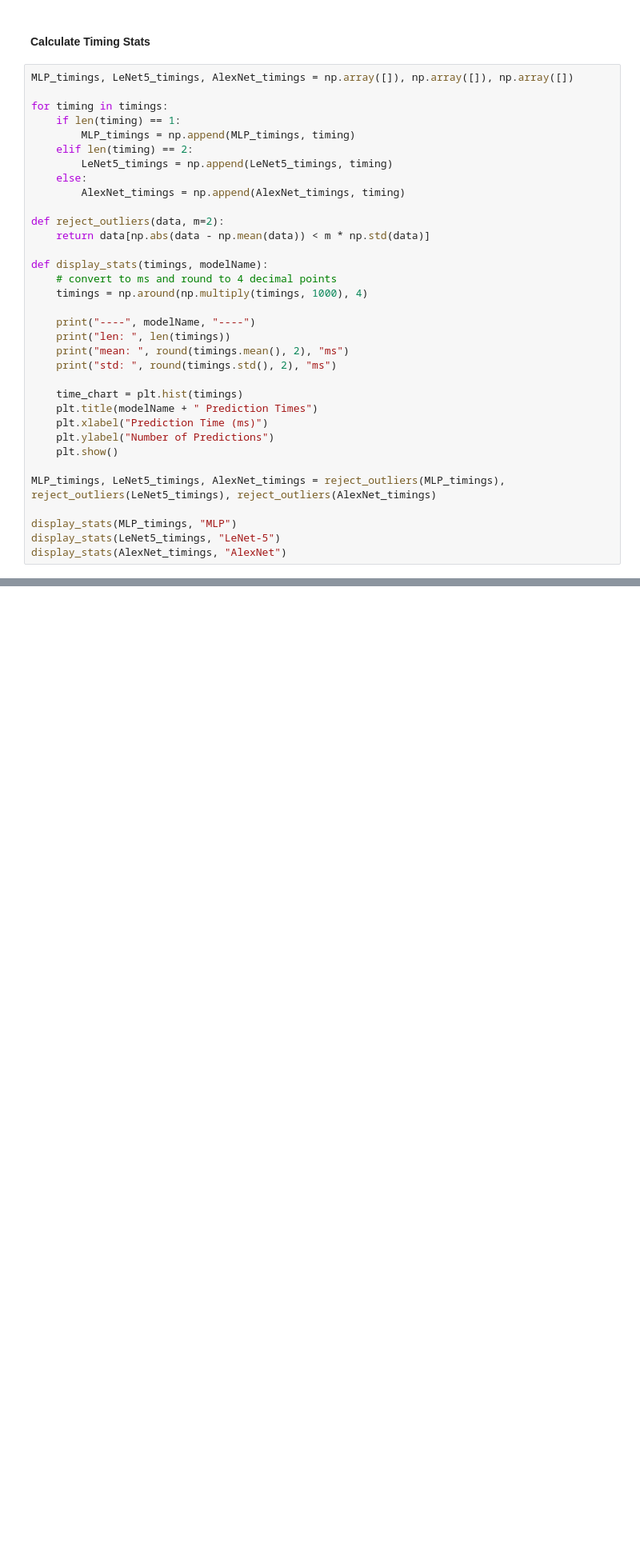
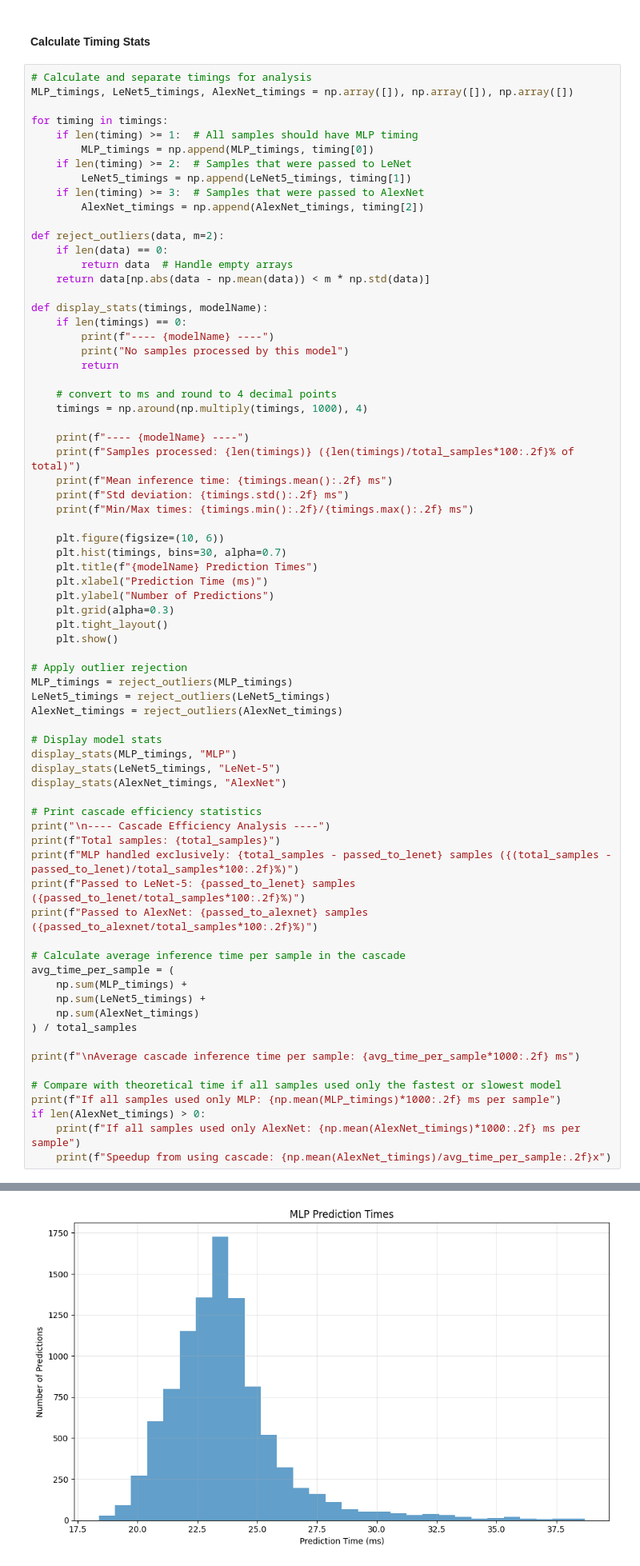
Before and after one commit to kolton-musgrove/honors-thesis, a Jupyter notebook: honors-thesis.ipynb, the cells around one changed output, grey strips where cells are left out. Shown: that part at 80% size. Cells and saved outputs as stored; diff of their text form; blank space fills up the shorter version.

```diff
--- a/honors-thesis.ipynb
+++ b/honors-thesis.ipynb
@@ -333,36 +278,75 @@ KeyboardInterrupt:
 # %% [markdown]
 #### Calculate Timing Stats
 # %%
+# Calculate and separate timings for analysis
 MLP_timings, LeNet5_timings, AlexNet_timings = np.array([]), np.array([]), np.array([])
 
 for timing in timings:
-	if len(timing) == 1:
-		MLP_timings = np.append(MLP_timings, timing)
-	elif len(timing) == 2:
-		LeNet5_timings = np.append(LeNet5_timings, timing)
-	else:
-		AlexNet_timings = np.append(AlexNet_timings, timing)
+    if len(timing) >= 1:  # All samples should have MLP timing
+        MLP_timings = np.append(MLP_timings, timing[0])
+    if len(timing) >= 2:  # Samples that were passed to LeNet
+        LeNet5_timings = np.append(LeNet5_timings, timing[1])
+    if len(timing) >= 3:  # Samples that were passed to AlexNet
+        AlexNet_timings = np.append(AlexNet_timings, timing[2])
 
 def reject_outliers(data, m=2):
-	return data[np.abs(data - np.mean(data)) < m * np.std(data)]
+    if len(data) == 0:
+        return data  # Handle empty arrays
+    return data[np.abs(data - np.mean(data)) < m * np.std(data)]
 
 def display_stats(timings, modelName):
-	# convert to ms and round to 4 decimal points
-	timings = np.around(np.multiply(timings, 1000), 4)
+    if len(timings) == 0:
+        print(f"---- {modelName} ----")
+        print("No samples processed by this model")
+        return
 
-	print("----", modelName, "----")
-	print("len: ", len(timings))
-	print("mean: ", round(timings.mean(), 2), "ms")
-	print("std: ", round(timings.std(), 2), "ms")
+    # convert to ms and round to 4 decimal points
+    timings = np.around(np.multiply(timings, 1000), 4)
 
-	time_chart = plt.hist(timings)
-	plt.title(modelName + " Prediction Times")
-	plt.xlabel("Prediction Time (ms)")
-	plt.ylabel("Number of Predictions")
-	plt.show()
+    print(f"---- {modelName} ----")
+    print(f"Samples processed: {len(timings)} ({len(timings)/total_samples*100:.2f}% of total)")
+    print(f"Mean inference time: {timings.mean():.2f} ms")
+    print(f"Std deviation: {timings.std():.2f} ms")
+    print(f"Min/Max times: {timings.min():.2f}/{timings.max():.2f} ms")
 
-MLP_timings, LeNet5_timings, AlexNet_timings = reject_outliers(MLP_timings), reject_outliers(LeNet5_timings), reject_outliers(AlexNet_timings)
+    plt.figure(figsize=(10, 6))
+    plt.hist(timings, bins=30, alpha=0.7)
+    plt.title(f"{modelName} Prediction Times")
+    plt.xlabel("Prediction Time (ms)")
+    plt.ylabel("Number of Predictions")
+    plt.grid(alpha=0.3)
+    plt.tight_layout()
+    plt.show()
 
+# Apply outlier rejection
+MLP_timings = reject_outliers(MLP_timings)
+LeNet5_timings = reject_outliers(LeNet5_timings)
+AlexNet_timings = reject_outliers(AlexNet_timings)
+
+# Display model stats
 display_stats(MLP_timings, "MLP")
 display_stats(LeNet5_timings, "LeNet-5")
 display_stats(AlexNet_timings, "AlexNet")
+
+# Print cascade efficiency statistics
+print("\n---- Cascade Efficiency Analysis ----")
+print(f"Total samples: {total_samples}")
+print(f"MLP handled exclusively: {total_samples - passed_to_lenet} samples ({(total_samples - passed_to_lenet)/total_samples*100:.2f}%)")
+print(f"Passed to LeNet-5: {passed_to_lenet} samples ({passed_to_lenet/total_samples*100:.2f}%)")
+print(f"Passed to AlexNet: {passed_to_alexnet} samples ({passed_to_alexnet/total_samples*100:.2f}%)")
+
+# Calculate average inference time per sample in the cascade
+avg_time_per_sample = (
+    np.sum(MLP_timings) +
+    np.sum(LeNet5_timings) +
+    np.sum(AlexNet_timings)
+) / total_samples
+
+print(f"\nAverage cascade inference time per sample: {avg_time_per_sample*1000:.2f} ms")
+
+# Compare with theoretical time if all samples used only the fastest or slowest model
+print(f"If all samples used only MLP: {np.mean(MLP_timings)*1000:.2f} ms per sample")
+if len(AlexNet_timings) > 0:
+    print(f"If all samples used only AlexNet: {np.mean(AlexNet_timings)*1000:.2f} ms per sample")
+    print(f"Speedup from using cascade: {np.mean(AlexNet_timings)/avg_time_per_sample:.2f}x")
+# %% [output]
@@ -368,0 +358 @@ display_stats(AlexNet_timings, "AlexNet")
+[figure, added]
```
Also changed, not shown: parts of 26 cells of this notebook, 18 other files.
